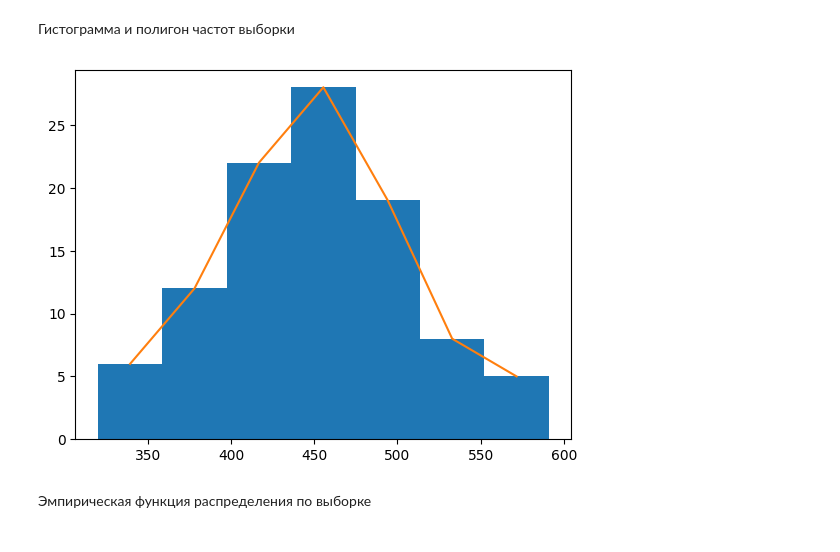
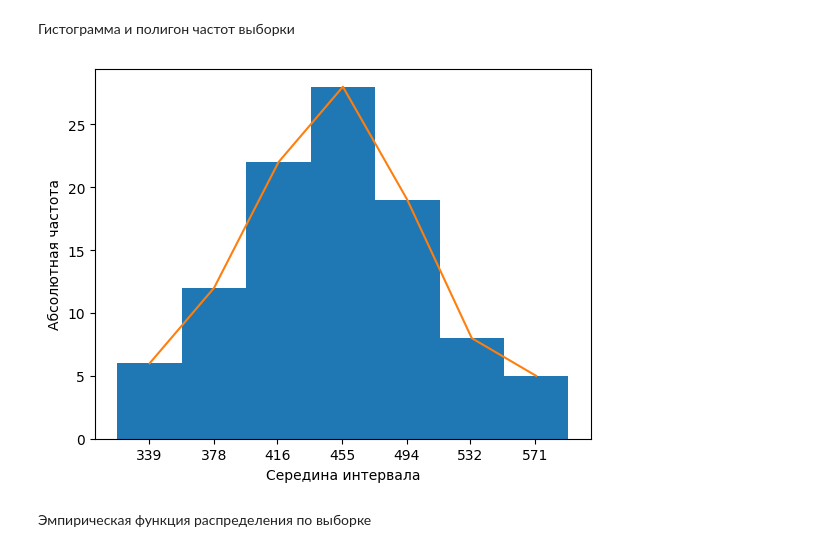
Before and after one commit to the-mvi/smedh-2024, a Jupyter notebook: 0381_Laari_EM_Zakharov_FS/task1.ipynb, the cells around one changed output. Cells and saved outputs as stored; diff of their text form; code cells hidden in the pictures.

```diff
--- a/0381_Laari_EM_Zakharov_FS/task1.ipynb
+++ b/0381_Laari_EM_Zakharov_FS/task1.ipynb
@@ -134,11 +134,14 @@ i |       Интервал      | Середина интервала | Абс.
 # %%
 fig, ax = plt.subplots()
 ax.hist(data["A"], bins=intervals_number)
 center_of_borders = [(border[0] + border[1]) / 2 for border in borders]
 y = [len(interval) for interval in intervals]
 ax.plot(center_of_borders, y)
+plt.xticks(ticks=list(map(int, center_of_borders)), labels=list(map(int, center_of_borders)))
+plt.xlabel("Середина интервала")
+plt.ylabel("Абсолютная частота")
 plt.show()
 # %% [output]
-[figure, old version]
+[figure, new version]
 # %% [markdown]
 Эмпирическая функция распределения по выборке
```
Also changed, not shown: parts of 10 cells of this notebook.
